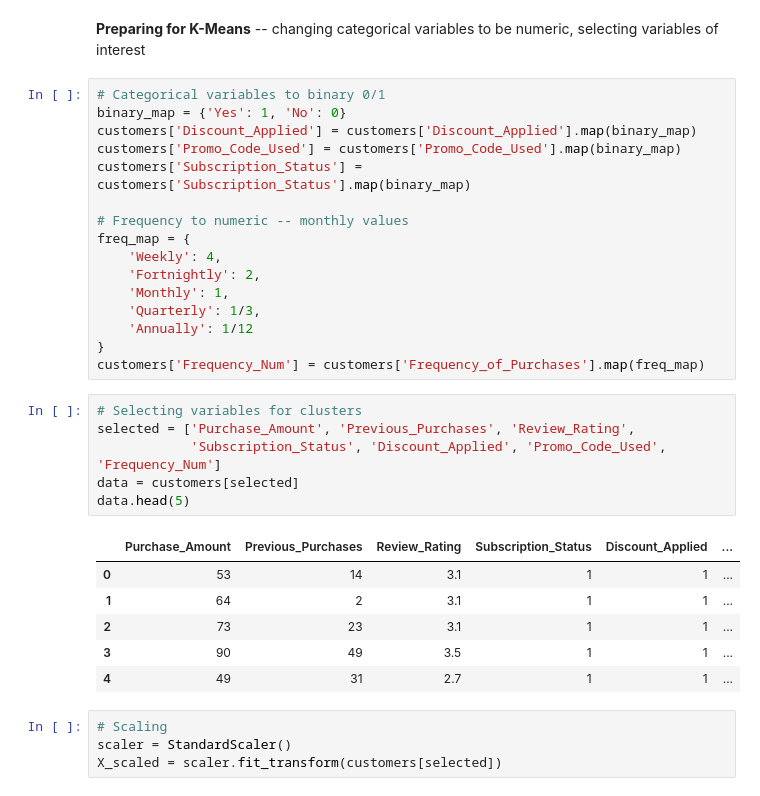
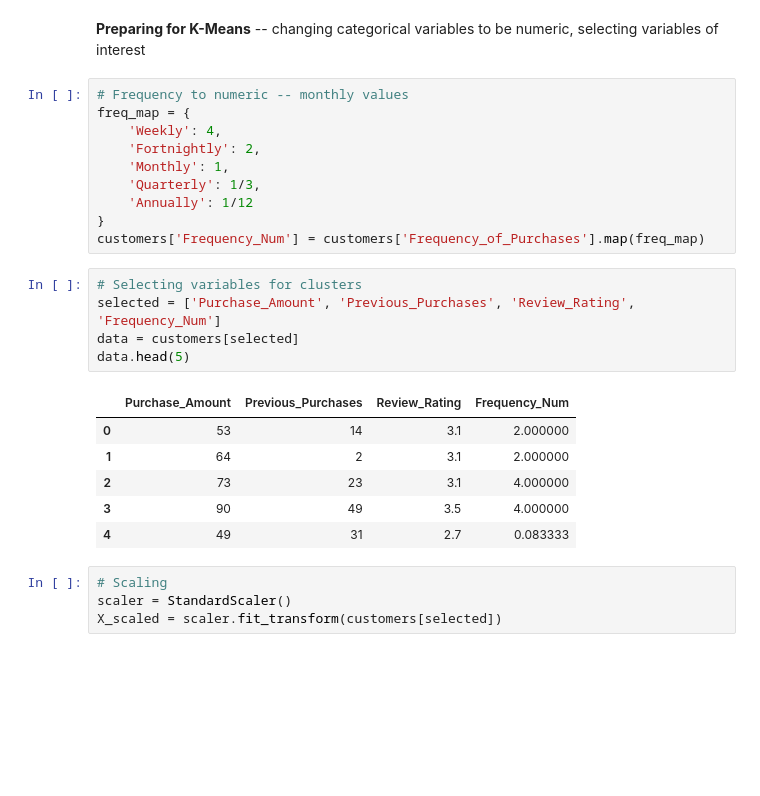
Before and after one commit to seojiny/Customer-Segmentation-Analysis, a Jupyter notebook: Customer_Segmentation_Analysis.ipynb, the cells around one changed output. Drawn from its saved outputs; the diff is of its cells as text; blank space fills up the shorter version.

```diff
--- a/Customer_Segmentation_Analysis.ipynb
+++ b/Customer_Segmentation_Analysis.ipynb
@@ -364,12 +364,6 @@ K-Means Clustering was performed to discover potential groups based on specific
 # %% [markdown]
 **Preparing for K-Means** -- changing categorical variables to be numeric, selecting variables of interest
 # %%
-# Categorical variables to binary 0/1
-binary_map = {'Yes': 1, 'No': 0}
-customers['Discount_Applied'] = customers['Discount_Applied'].map(binary_map)
-customers['Promo_Code_Used'] = customers['Promo_Code_Used'].map(binary_map)
-customers['Subscription_Status'] = customers['Subscription_Status'].map(binary_map)
-
 # Frequency to numeric -- monthly values
 freq_map = {
     'Weekly': 4,
@@ -381,17 +375,16 @@ freq_map = {
 customers['Frequency_Num'] = customers['Frequency_of_Purchases'].map(freq_map)
 # %%
 # Selecting variables for clusters
-selected = ['Purchase_Amount', 'Previous_Purchases', 'Review_Rating',
-            'Subscription_Status', 'Discount_Applied', 'Promo_Code_Used', 'Frequency_Num']
+selected = ['Purchase_Amount', 'Previous_Purchases', 'Review_Rating', 'Frequency_Num']
 data = customers[selected]
 data.head(5)
 # %% [output]
-|  | Purchase_Amount | Previous_Purchases | Review_Rating | Subscription_Status | Discount_Applied | ... |
-| 0 | 53 | 14 | 3.1 | 1 | 1 | ... |
-| 1 | 64 | 2 | 3.1 | 1 | 1 | ... |
-| 2 | 73 | 23 | 3.1 | 1 | 1 | ... |
-| 3 | 90 | 49 | 3.5 | 1 | 1 | ... |
-| 4 | 49 | 31 | 2.7 | 1 | 1 | ... |
+|  | Purchase_Amount | Previous_Purchases | Review_Rating | Frequency_Num |
+| 0 | 53 | 14 | 3.1 | 2.000000 |
+| 1 | 64 | 2 | 3.1 | 2.000000 |
+| 2 | 73 | 23 | 3.1 | 4.000000 |
+| 3 | 90 | 49 | 3.5 | 4.000000 |
+| 4 | 49 | 31 | 2.7 | 0.083333 |
 # %%
 # Scaling
 scaler = StandardScaler()
```
Also changed, not shown: parts of 46 cells of this notebook, 8 other files.
